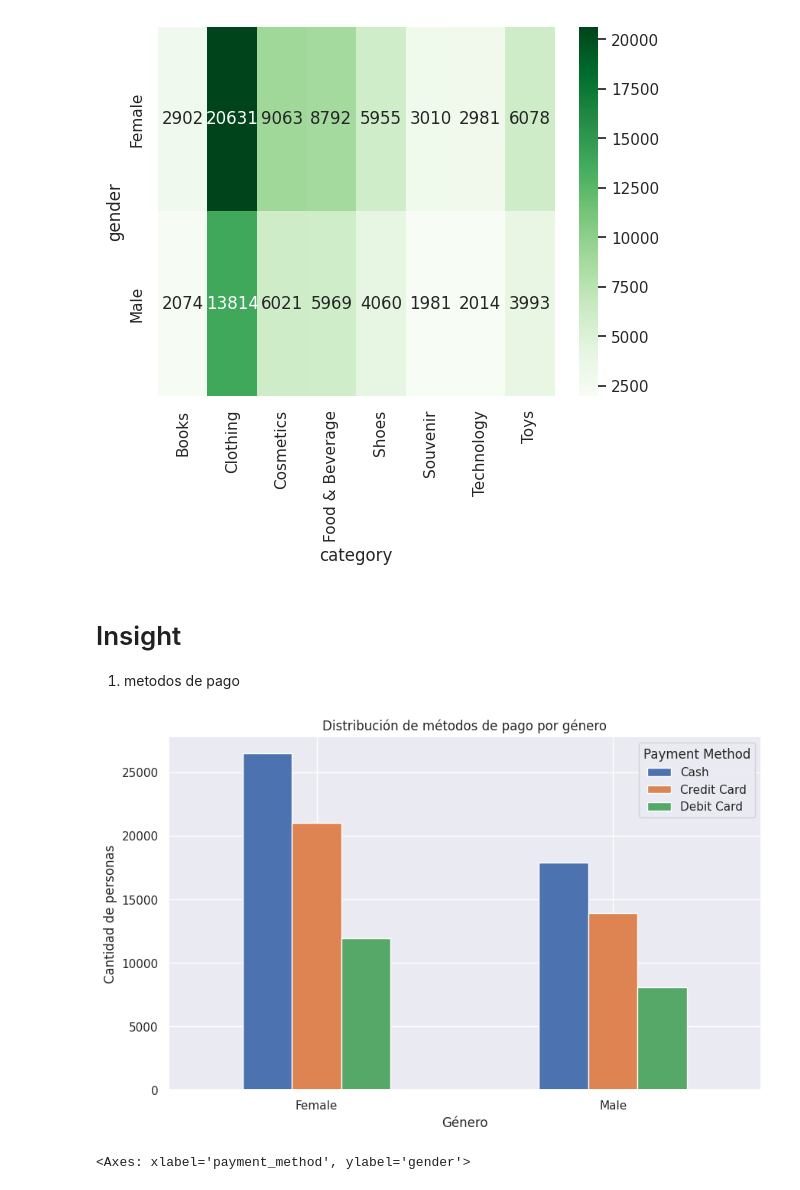
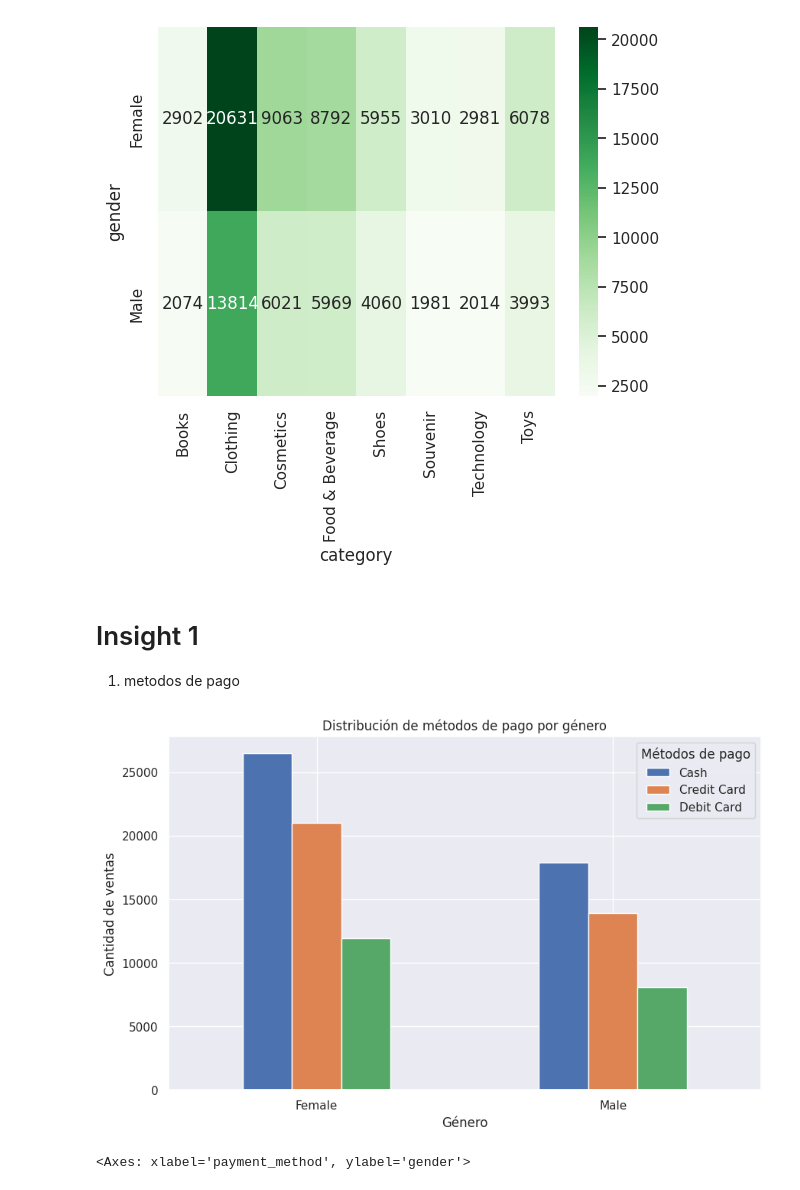
Before and after one commit to federico2018lc/InnovacionDatosProyectoFinal, a Jupyter notebook: analisis_datos_EDA.ipynb, the cells around one changed output. Drawn from its saved outputs; the diff is of its cells as text; code cells hidden in the pictures.

```diff
--- a/analisis_datos_EDA.ipynb
+++ b/analisis_datos_EDA.ipynb
@@ -719,22 +722,22 @@ sns.heatmap(tabla, annot=True, fmt='d', cmap='Greens')
 <Axes: xlabel='category', ylabel='gender'>
 [figure]
 # %% [markdown]
-# Insight
+# Insight 1
 1) metodos de pago
 # %%
 # Tabla cruzada: filas = gender, columnas = payment_method
 tabla = pd.crosstab(df['gender'], df['payment_method'])
 
 # Gráfico de barras agrupadas
 tabla.plot(kind='bar', figsize=(10,6))
 plt.title('Distribución de métodos de pago por género')
 plt.xlabel('Género')
-plt.ylabel('Cantidad de personas')
+plt.ylabel('Cantidad de ventas')
 plt.xticks(rotation=0)
-plt.legend(title='Payment Method')
+plt.legend(title='Métodos de pago')
 plt.show()
 # %% [output]
-[figure, old version]
+[figure, new version]
 # %%
 # Tabla cruzada: filas = gender, columnas = payment_method
 tabla = pd.crosstab(df['gender'], df['payment_method'])
```
Also changed, not shown: parts of 36 cells of this notebook.
